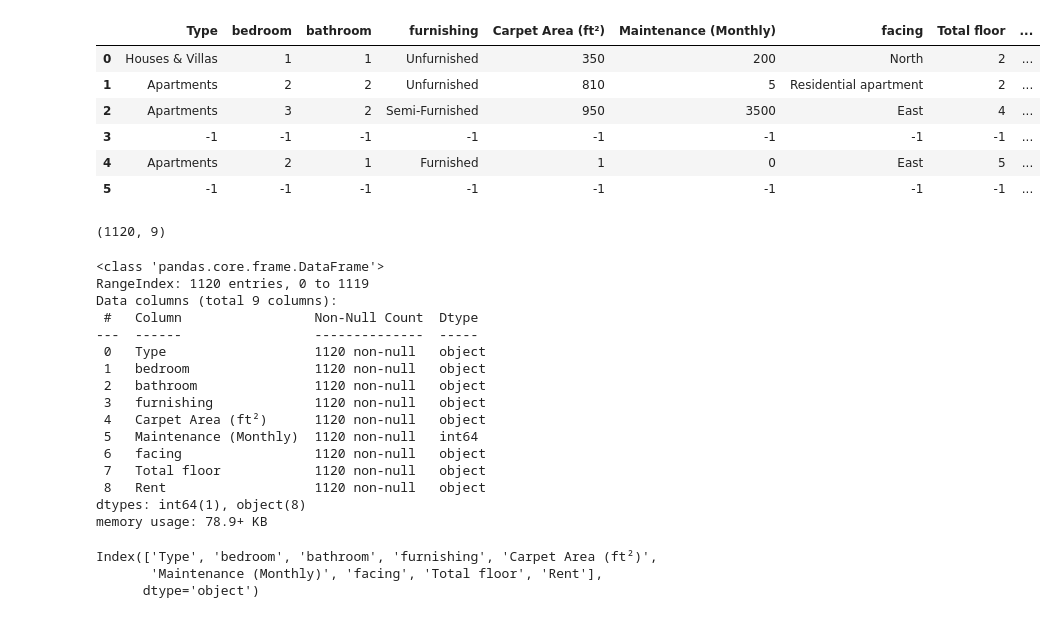
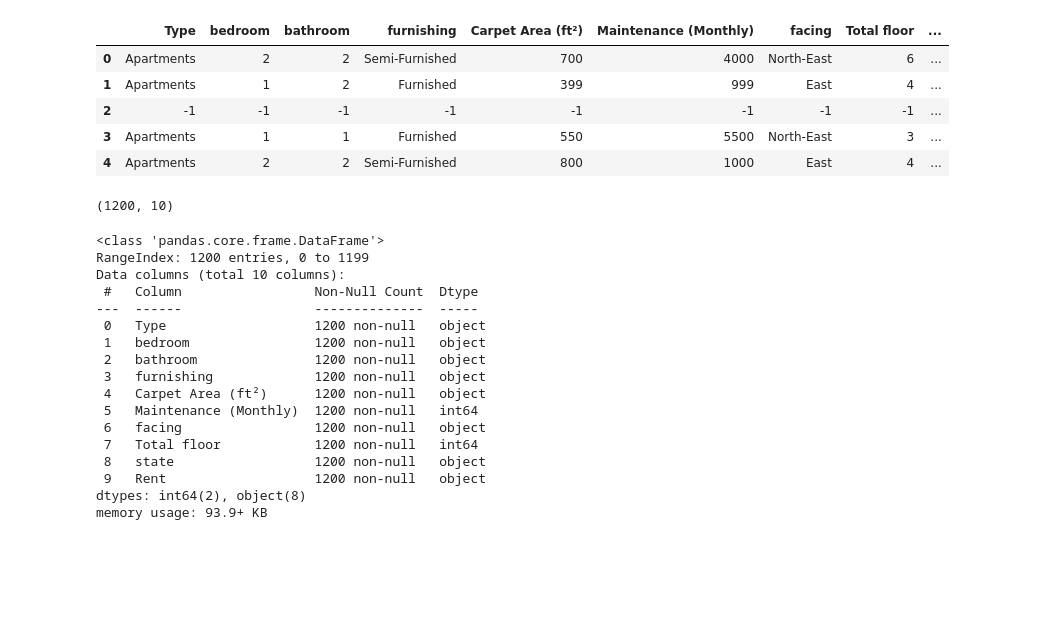
Before and after one commit to m-wasim/datascience_salary, a Jupyter notebook: notebooks/data_cleaning.ipynb, the cells around one changed output. Drawn from its saved outputs; the diff is of its cells as text; code cells hidden in the pictures; blank space fills up the shorter version.

```diff
--- a/notebooks/data_cleaning.ipynb
+++ b/notebooks/data_cleaning.ipynb
@@ -2,43 +2,37 @@
 import pandas as pd
 import numpy as np
 # %%
-data=pd.read_csv(r'C:\Users\Wasim\Desktop\Data_science_Projects\olx_rentdata\input_data\olx_rent_data.csv')
+data=pd.read_csv(r'C:\Users\Wasim\Desktop\Data_science_Projects\olx_rent_pred\raw_data\olx_rent_data_new.csv')
 # %%
-data.head(6)
+data.head()
 # %% [output]
 |  | Type | bedroom | bathroom | furnishing | Carpet Area (ft²) | Maintenance (Monthly) | facing | Total floor | ... |
-| 0 | Houses & Villas | 1 | 1 | Unfurnished | 350 | 200 | North | 2 | ... |
-| 1 | Apartments | 2 | 2 | Unfurnished | 810 | 5 | Residential apartment | 2 | ... |
-| 2 | Apartments | 3 | 2 | Semi-Furnished | 950 | 3500 | East | 4 | ... |
-| 3 | -1 | -1 | -1 | -1 | -1 | -1 | -1 | -1 | ... |
-| 4 | Apartments | 2 | 1 | Furnished | 1 | 0 | East | 5 | ... |
-| 5 | -1 | -1 | -1 | -1 | -1 | -1 | -1 | -1 | ... |
+| 0 | Apartments | 2 | 2 | Semi-Furnished | 700 | 4000 | North-East | 6 | ... |
+| 1 | Apartments | 1 | 2 | Furnished | 399 | 999 | East | 4 | ... |
+| 2 | -1 | -1 | -1 | -1 | -1 | -1 | -1 | -1 | ... |
+| 3 | Apartments | 1 | 1 | Furnished | 550 | 5500 | North-East | 3 | ... |
+| 4 | Apartments | 2 | 2 | Semi-Furnished | 800 | 1000 | East | 4 | ... |
 # %%
 data.shape
 # %% [output]
-(1120, 9)
+(1200, 10)
 # %%
 data.info()
 # %% [output]
 <class 'pandas.core.frame.DataFrame'>
-RangeIndex: 1120 entries, 0 to 1119
-Data columns (total 9 columns):
+RangeIndex: 1200 entries, 0 to 1199
+Data columns (total 10 columns):
  #   Column                 Non-Null Count  Dtype
 ---  ------                 --------------  -----
- 0   Type                   1120 non-null   object
- 1   bedroom                1120 non-null   object
- 2   bathroom               1120 non-null   object
- 3   furnishing             1120 non-null   object
- 4   Carpet Area (ft²)      1120 non-null   object
- 5   Maintenance (Monthly)  1120 non-null   int64
- 6   facing                 1120 non-null   object
- 7   Total floor            1120 non-null   object
- 8   Rent                   1120 non-null   object
-dtypes: int64(1), object(8)
-memory usage: 78.9+ KB
+ 0   Type                   1200 non-null   object
+ 1   bedroom                1200 non-null   object
+ 2   bathroom               1200 non-null   object
+ 3   furnishing             1200 non-null   object
+ 4   Carpet Area (ft²)      1200 non-null   object
+ 5   Maintenance (Monthly)  1200 non-null   int64
+ 6   facing                 1200 non-null   object
+ 7   Total floor            1200 non-null   int64
+ 8   state                  1200 non-null   object
+ 9   Rent                   1200 non-null   object
+dtypes: int64(2), object(8)
+memory usage: 93.9+ KB
-# %%
-data.columns
-# %% [output]
-Index(['Type', 'bedroom', 'bathroom', 'furnishing', 'Carpet Area (ft²)',
-       'Maintenance (Monthly)', 'facing', 'Total floor', 'Rent'],
-      dtype='object')
```
Also changed, not shown: parts of 51 cells of this notebook, 3 other files.
